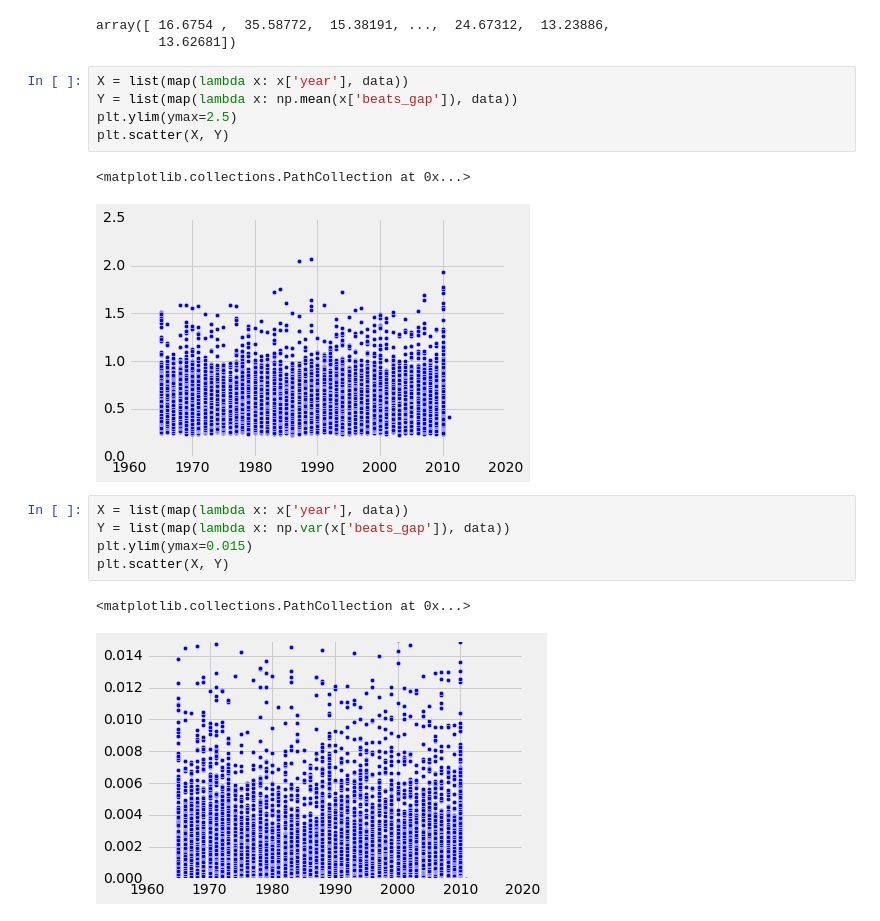
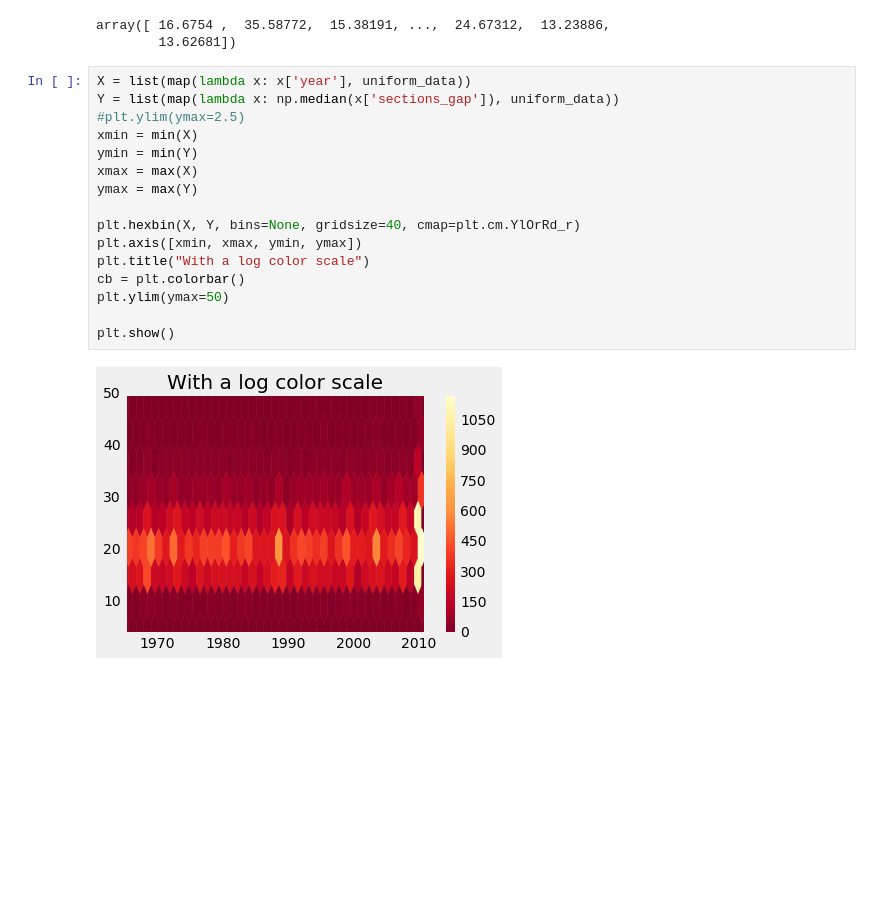
Before and after one commit to amartyashankha/6.867-HW-2016, a Jupyter notebook: project/feature_extractor/sections_playing.ipynb, the cells around one changed output. Saved outputs shown, nothing was run; the diff lists cells and outputs as text; blank space fills up the shorter version.

```diff
--- a/project/feature_extractor/sections_playing.ipynb
+++ b/project/feature_extractor/sections_playing.ipynb
@@ -107,18 +129,20 @@ np.array(section_lengths)
 array([ 16.6754 ,  35.58772,  15.38191, ...,  24.67312,  13.23886,
         13.62681])
 # %%
-X = list(map(lambda x: x['year'], data))
-Y = list(map(lambda x: np.mean(x['beats_gap']), data))
-plt.ylim(ymax=2.5)
-plt.scatter(X, Y)
+X = list(map(lambda x: x['year'], uniform_data))
+Y = list(map(lambda x: np.median(x['sections_gap']), uniform_data))
+#plt.ylim(ymax=2.5)
+xmin = min(X)
+ymin = min(Y)
+xmax = max(X)
+ymax = max(Y)
+
+plt.hexbin(X, Y, bins=None, gridsize=40, cmap=plt.cm.YlOrRd_r)
+plt.axis([xmin, xmax, ymin, ymax])
+plt.title("With a log color scale")
+cb = plt.colorbar()
+plt.ylim(ymax=50)
+
+plt.show()
 # %% [output]
-<matplotlib.collections.PathCollection at 0x...>
-[figure, old version]
+[figure, new version]
-# %%
-X = list(map(lambda x: x['year'], data))
-Y = list(map(lambda x: np.var(x['beats_gap']), data))
-plt.ylim(ymax=0.015)
-plt.scatter(X, Y)
-# %% [output]
-<matplotlib.collections.PathCollection at 0x...>
-[figure, removed]
```
Also changed, not shown: parts of 6 cells of this notebook, 17 other files.
